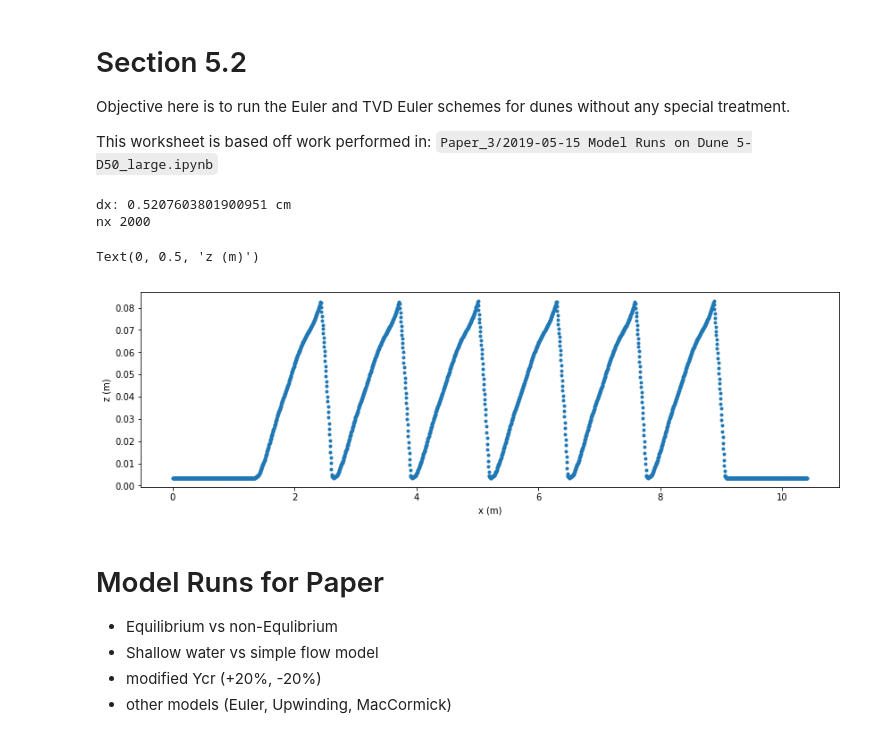
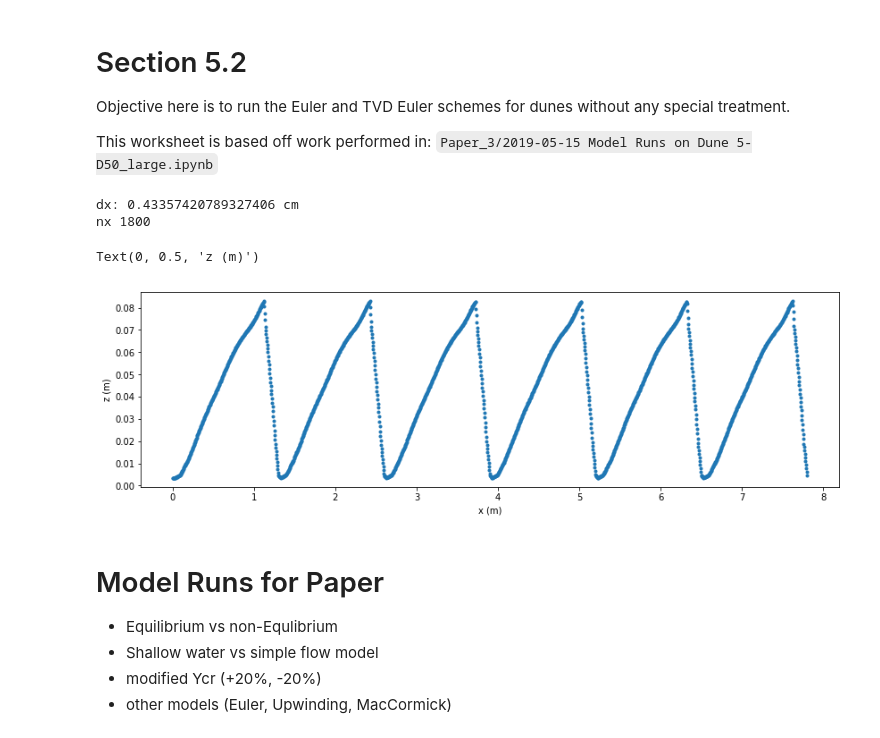
Before and after one commit to plgrover/pymorph, a Jupyter notebook: notebooks/Paper_3b/Paper_3_Section.5.2.Dune_Test.ipynb, the cells around one changed output. Saved outputs shown, nothing was run; the diff lists cells and outputs as text; code cells hidden in the pictures.

```diff
--- a/notebooks/Paper_3b/Paper_3_Section.5.2.Dune_Test.ipynb
+++ b/notebooks/Paper_3b/Paper_3_Section.5.2.Dune_Test.ipynb
@@ -50,7 +50,7 @@ Objective here is to run the Euler and TVD Euler schemes for dunes without any s
 
 This worksheet is based off work performed in: <code>Paper_3/2019-05-15 Model Runs on Dune 5-D50_large.ipynb</code>
 # %%
-filepath = '../Paper_3/dune_profile_dune5_rep_runway.txt'
+filepath = '../Paper_3/dune_profile_dune5_repeated.txt'
 
 def is_number(s):
     try:
@@ -72,37 +72,37 @@ def readFile(filepath, resolution_cells = 800):
                 z = float(values[1])
                 xs.append(x)
                 zs.append(z)
 
     xs = np.array(xs)
     zs = np.array(zs)
 
     #--------------------------------
     # Increase the resolution on the grid
     #--------------------------------
     xmax = xs.max()
     nx = len(xs)
     f = interp1d(xs, zs)
 
     xnew = np.linspace(0., xmax, num=resolution_cells)
     znew = f(xnew)
     return xnew, znew
 
-x0,z0 = readFile(filepath, resolution_cells = 2000)
+x0,z0 = readFile(filepath, resolution_cells = 1800)
 
 dx = x0[1] - x0[0]
 
 print('dx: {0} cm'.format(dx*100.))
 print('nx {0}'.format(len(x0)))
 
 fig = plt.figure(figsize=(14, 4))
 plt.plot(x0,z0, '.')
 plt.xlabel('x (m)')
 plt.ylabel('z (m)')
 # %% [output]
-dx: 0.5207603801900951 cm
-nx 2000
+dx: 0.43357420789327406 cm
+nx 1800
 Text(0, 0.5, 'z (m)')
-[figure, old version]
+[figure, new version]
 # %% [markdown]
 # Model Runs for Paper
 
```
Also changed, not shown: parts of 6 cells of this notebook, 9 other files.
